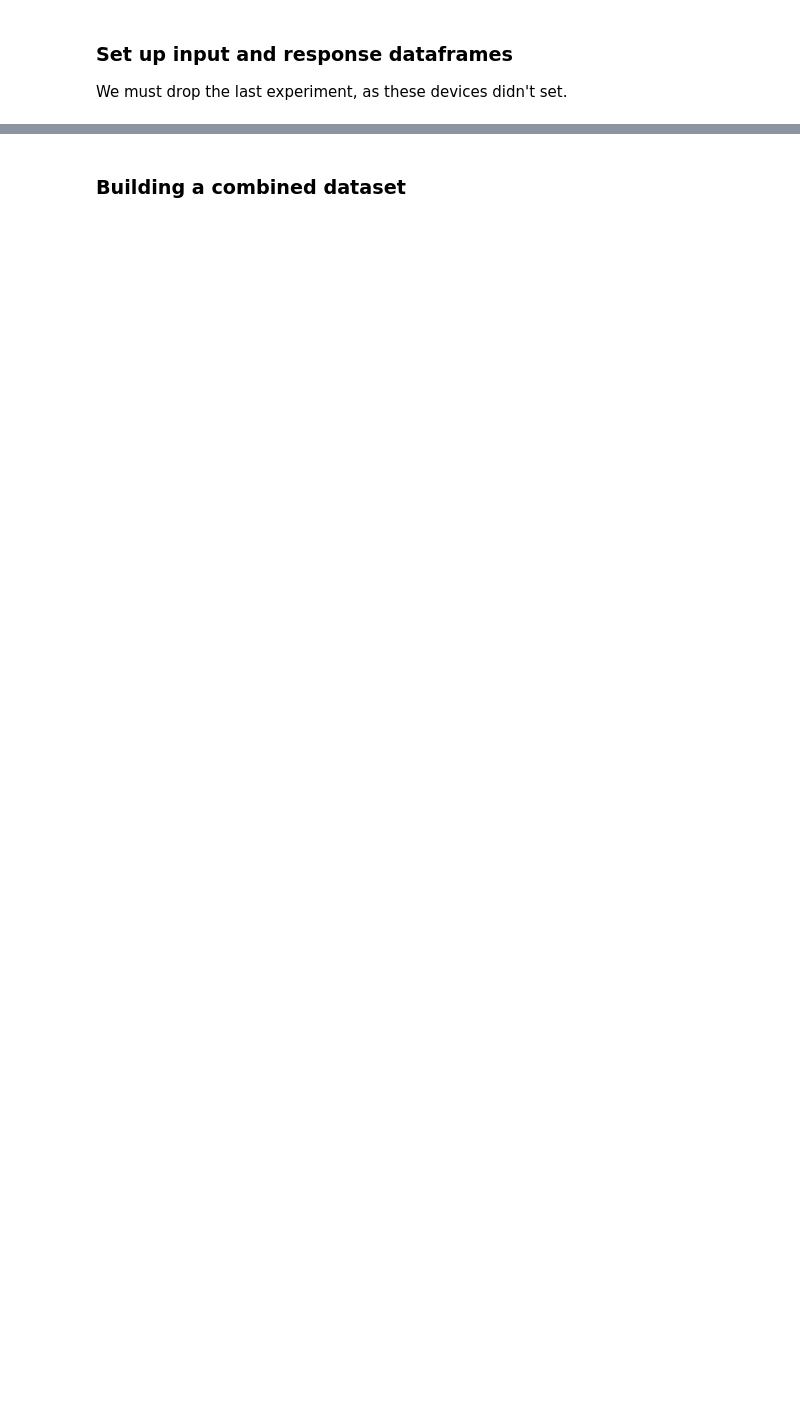
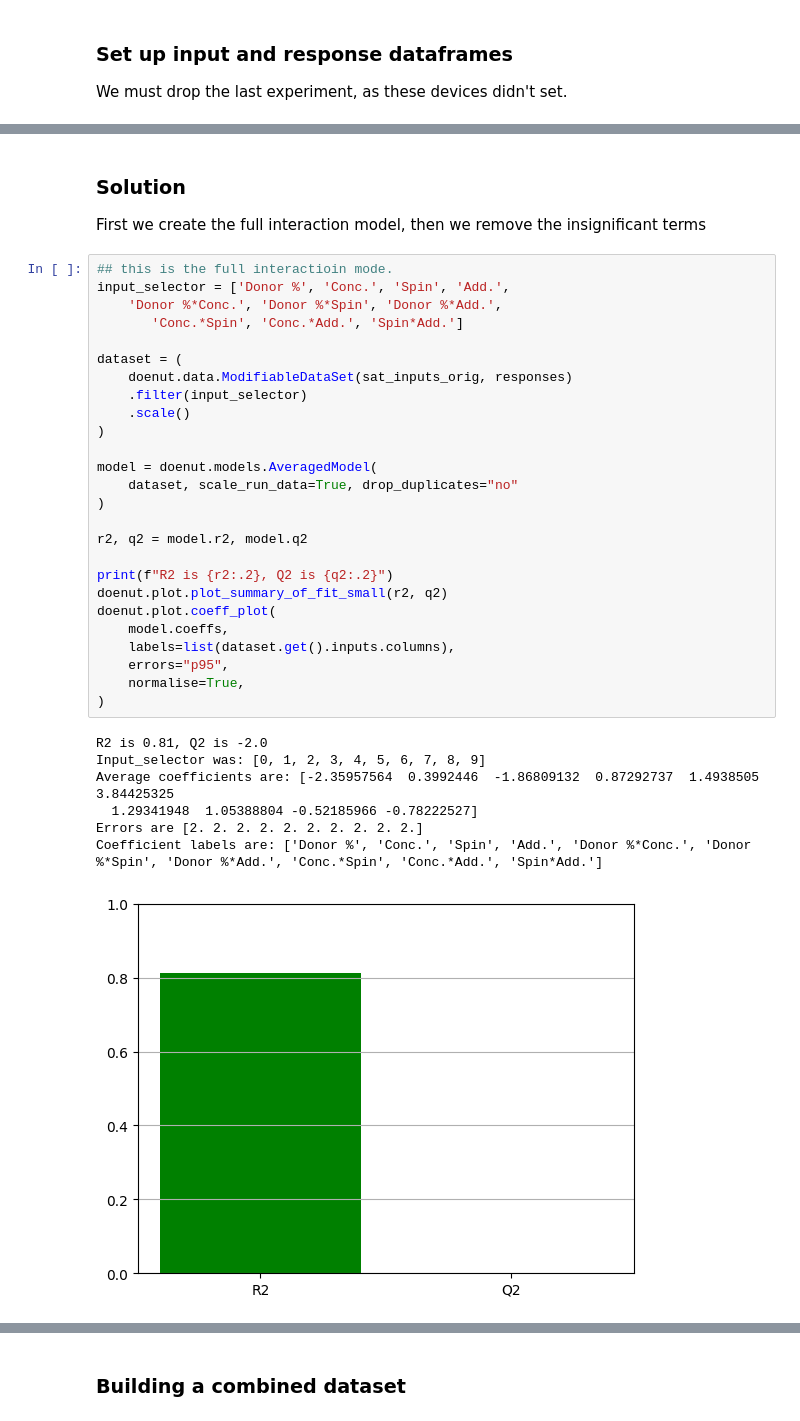
Before and after one commit to ellagale/doenut, a Jupyter notebook: docs/solar_cells.ipynb, the cells around one changed output, grey strips where cells are left out. Saved outputs shown, nothing was run; the diff lists cells and outputs as text; blank space fills up the shorter version.

```diff
--- a/docs/solar_cells.ipynb
+++ b/docs/solar_cells.ipynb
@@ -245,0 +452,38 @@ inputs[["Donor %", "Conc.", "Spin"]]
+# %% [markdown]
+### Solution
+
+First we create the full interaction model, then we remove the insignificant terms
+# %%
+## this is the full interactioin mode.
+input_selector = ['Donor %', 'Conc.', 'Spin', 'Add.',
+    'Donor %*Conc.', 'Donor %*Spin', 'Donor %*Add.',
+       'Conc.*Spin', 'Conc.*Add.', 'Spin*Add.']
+
+dataset = (
+    doenut.data.ModifiableDataSet(sat_inputs_orig, responses)
+    .filter(input_selector)
+    .scale()
+)
+
+model = doenut.models.AveragedModel(
+    dataset, scale_run_data=True, drop_duplicates="no"
+)
+
+r2, q2 = model.r2, model.q2
+
+print(f"R2 is {r2:.2}, Q2 is {q2:.2}")
+doenut.plot.plot_summary_of_fit_small(r2, q2)
+doenut.plot.coeff_plot(
+    model.coeffs,
+    labels=list(dataset.get().inputs.columns),
+    errors="p95",
+    normalise=True,
+)
+# %% [output]
+R2 is 0.81, Q2 is -2.0
+Input_selector was: [0, 1, 2, 3, 4, 5, 6, 7, 8, 9]
+Average coefficients are: [-2.35957564  0.3992446  -1.86809132  0.87292737  1.4938505   3.84425325
+  1.29341948  1.05388804 -0.52185966 -0.78222527]
+Errors are [2. 2. 2. 2. 2. 2. 2. 2. 2. 2.]
+Coefficient labels are: ['Donor %', 'Conc.', 'Spin', 'Add.', 'Donor %*Conc.', 'Donor %*Spin', 'Donor %*Add.', 'Conc.*Spin', 'Conc.*Add.', 'Spin*Add.']
+[figure, added]
```
Also changed, not shown: parts of 82 cells of this notebook, 1 other file.
